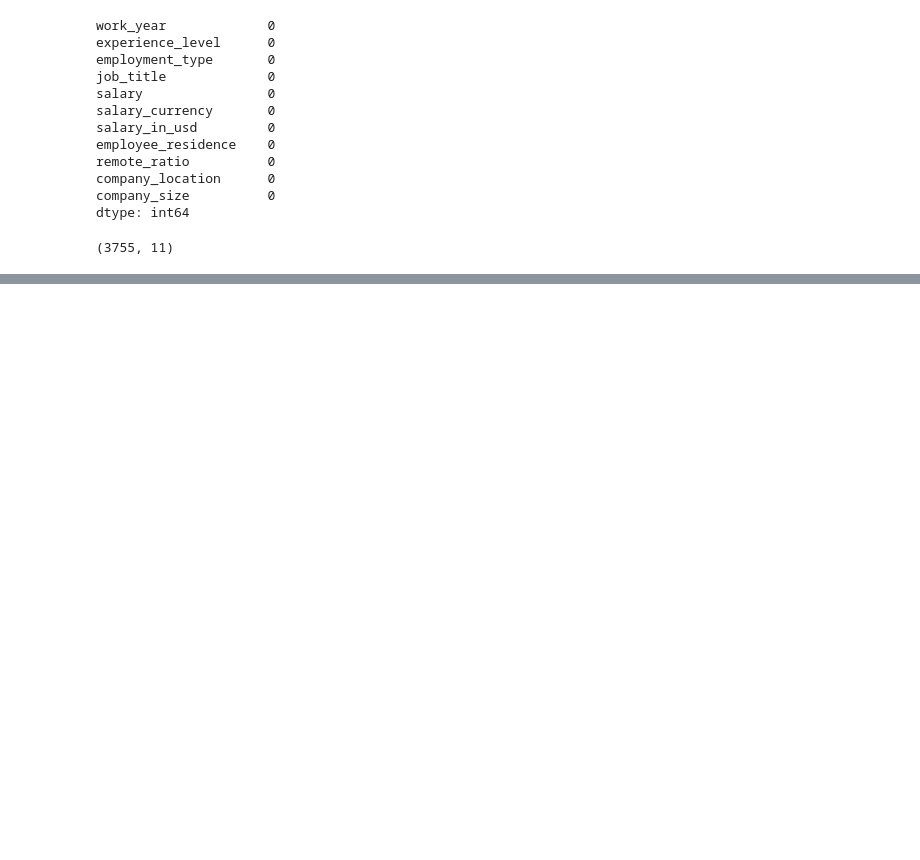
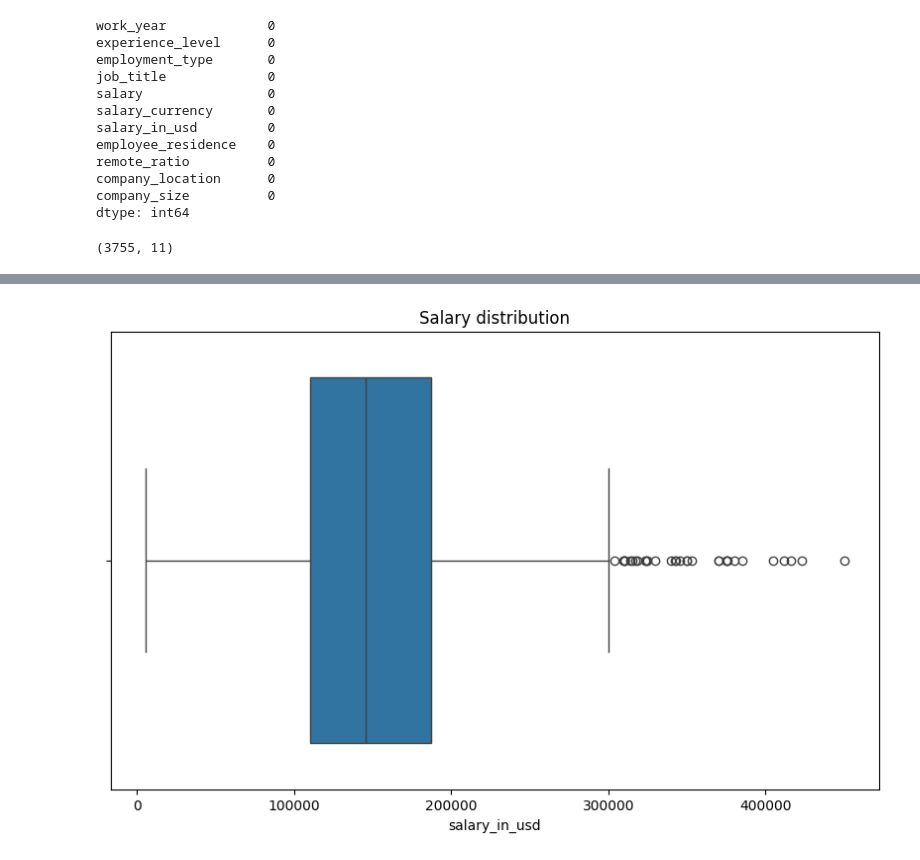
Before and after one commit to Raju-jrDev/Data-Science-job-analysis, a Jupyter notebook: main.ipynb, the cells around one changed output, grey strips where cells are left out. Drawn from its saved outputs; the diff is of its cells as text; code cells hidden in the pictures; blank space fills up the shorter version.

```diff
--- a/main.ipynb
+++ b/main.ipynb
@@ -84,0 +109,8 @@ df
+# %%
+#box plot
+plt.figure(figsize=(10,6))
+sns.boxplot(x='salary_in_usd', data=df)
+plt.title('Salary distribution')
+plt.show()
+# %% [output]
+[figure, added]
```
Also changed, not shown: parts of 9 cells of this notebook, 1 other file.
